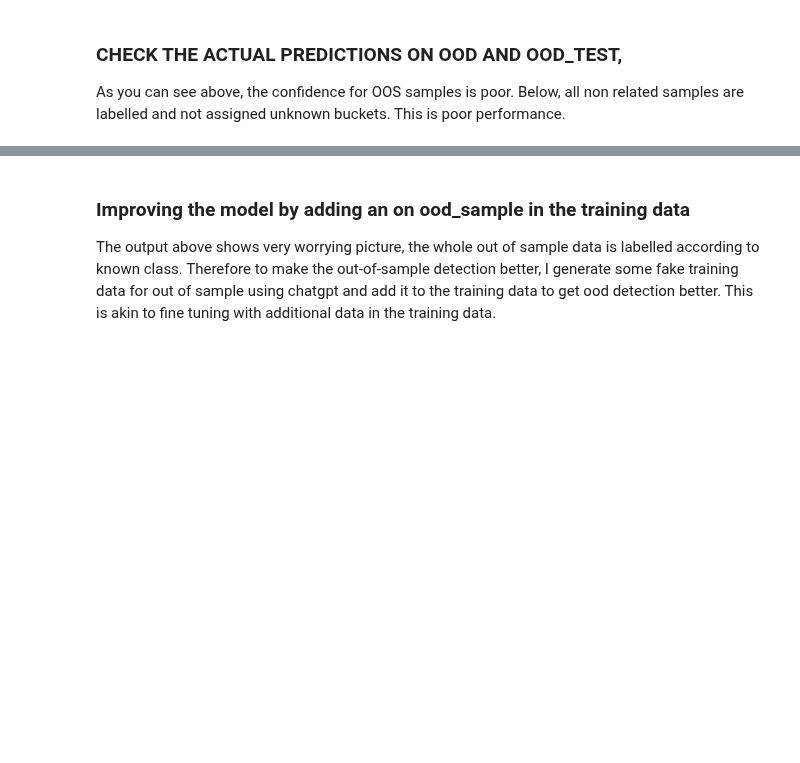
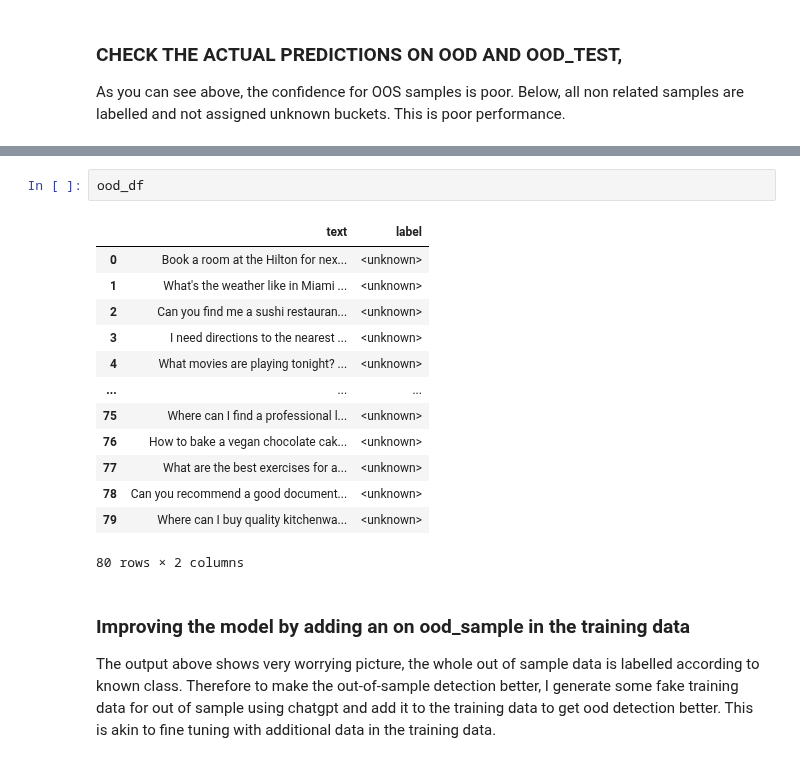
Before and after one commit to jawwada/Chatbot-Application, a Jupyter notebook: 3. Model Evaluation.ipynb, the cells around one changed output, grey strips where cells are left out. Drawn from its saved outputs; the diff is of its cells as text; blank space fills up the shorter version.

```diff
--- a/3. Model Evaluation.ipynb
+++ b/3. Model Evaluation.ipynb
@@ -375,4 +378,20 @@ How the model performs on OOD data
  'airport']
+# %%
+ood_df
+# %% [output]
+|  | text | label |
+| 0 | Book a room at the Hilton for nex... | <unknown> |
+| 1 | What's the weather like in Miami ... | <unknown> |
+| 2 | Can you find me a sushi restauran... | <unknown> |
+| 3 | I need directions to the nearest ... | <unknown> |
+| 4 | What movies are playing tonight? ... | <unknown> |
+| ... | ... | ... |
+| 75 | Where can I find a professional l... | <unknown> |
+| 76 | How to bake a vegan chocolate cak... | <unknown> |
+| 77 | What are the best exercises for a... | <unknown> |
+| 78 | Can you recommend a good document... | <unknown> |
+| 79 | Where can I buy quality kitchenwa... | <unknown> |
+80 rows × 2 columns
 # %% [markdown]
 ### Improving the model by adding an on ood_sample in the training data
 The output above shows very worrying picture, the whole out of sample data is labelled according to known class. Therefore to make the out-of-sample detection better, I generate some fake training data for out of sample using chatgpt and add it to the training data to get ood detection better. This is akin to fine tuning with additional data in the training data.
```
Also changed, not shown: parts of 22 cells of this notebook, 10 other files.
